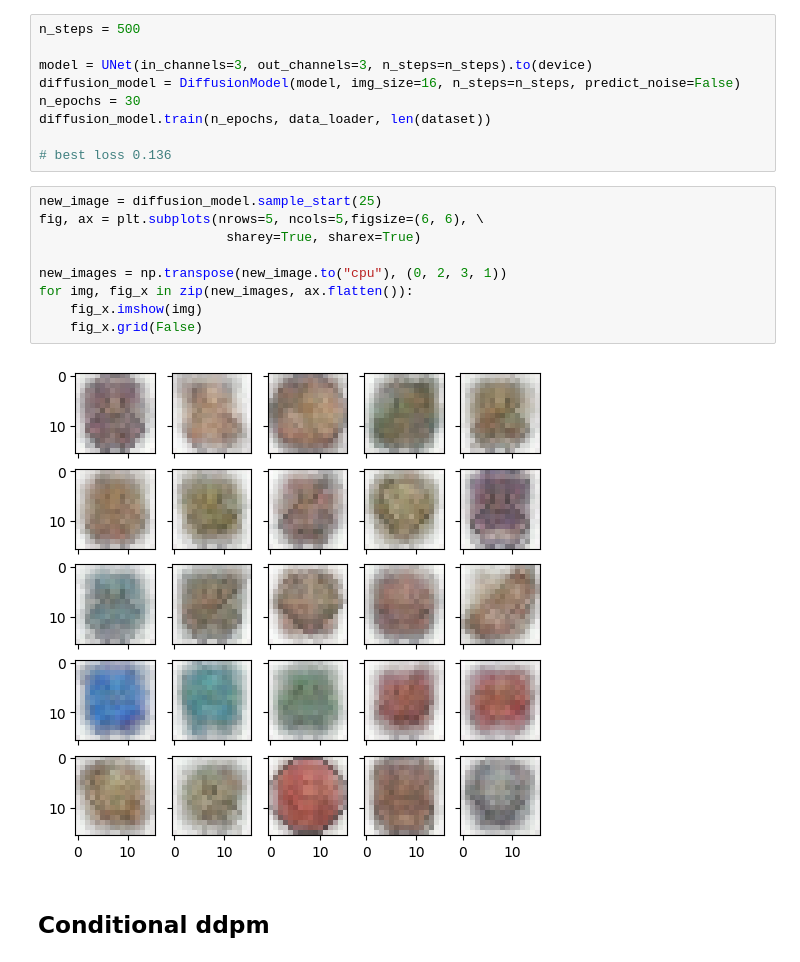
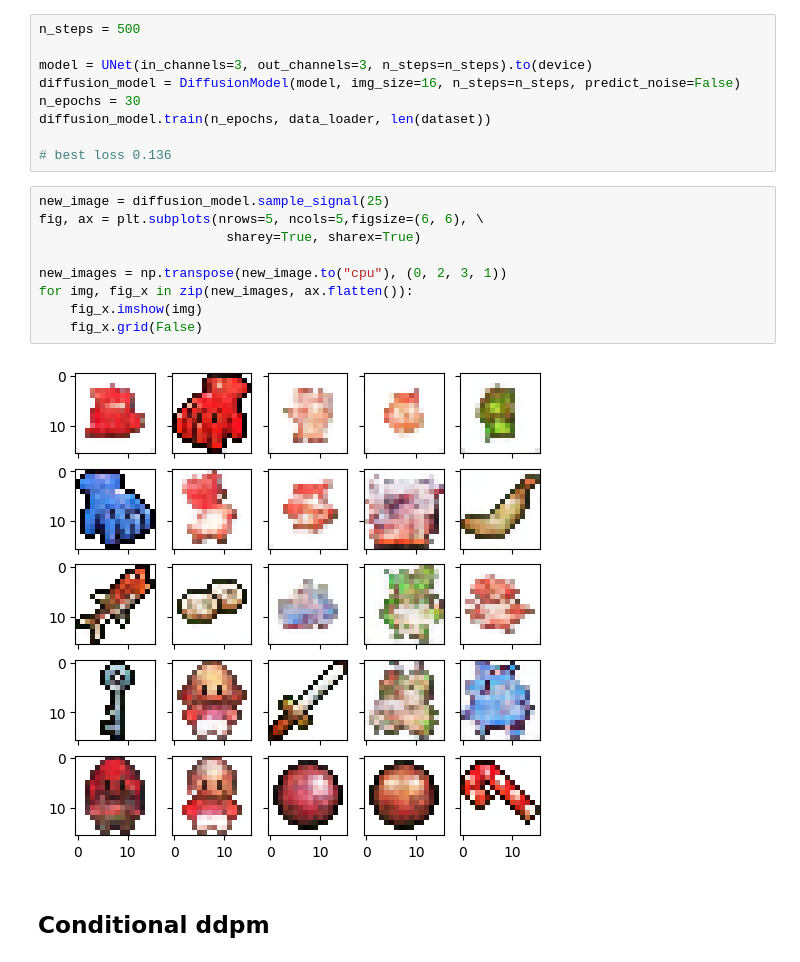
Before and after one commit to J3ne4ek/diffusion_models, a Jupyter notebook: sample_examples.ipynb, the cells around one changed output. Saved outputs shown, nothing was run; the diff lists cells and outputs as text.

Commit message:
update samples

```diff
--- a/sample_examples.ipynb
+++ b/sample_examples.ipynb
@@ -89,16 +89,16 @@ diffusion_model.train(n_epochs, data_loader, len(dataset))
 
 # best loss 0.136
 # %%
-new_image = diffusion_model.sample_start(25)
+new_image = diffusion_model.sample_signal(25)
 fig, ax = plt.subplots(nrows=5, ncols=5,figsize=(6, 6), \
                         sharey=True, sharex=True)
 
 new_images = np.transpose(new_image.to("cpu"), (0, 2, 3, 1))
 for img, fig_x in zip(new_images, ax.flatten()):
     fig_x.imshow(img)
     fig_x.grid(False)
 # %% [output]
-[figure, old version]
+[figure, new version]
 # %% [markdown]
 ## Conditional ddpm
 # %%
```
Also changed, not shown: parts of 2 cells of this notebook.
